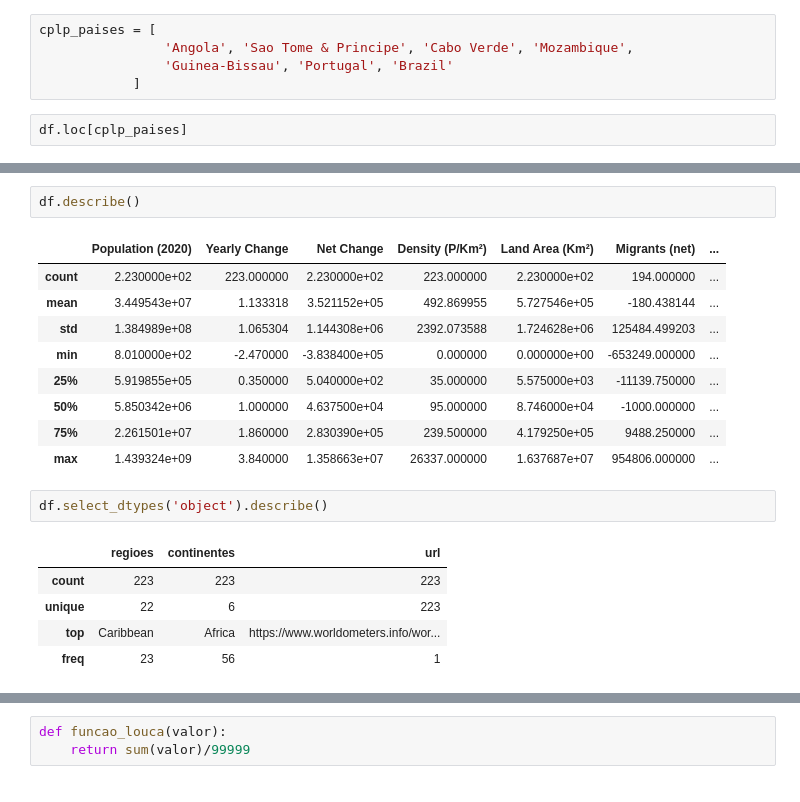
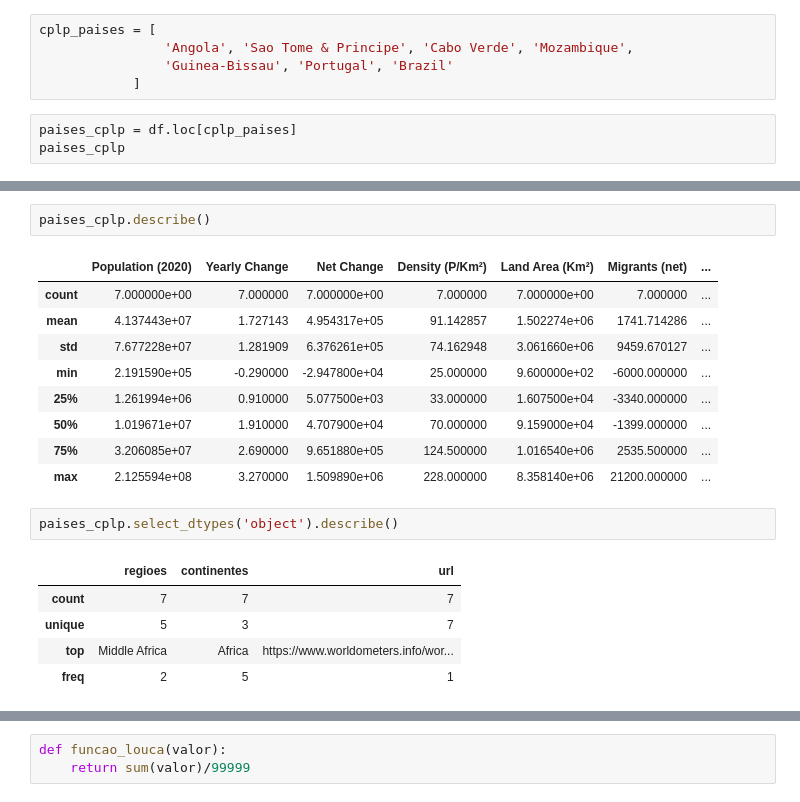
Before and after one commit to LeideSoares/machine_learning_portuguese_tutorial, a Jupyter notebook: a2_libraries/a2_pandas.ipynb, the cells around one changed output, grey strips where cells are left out. Cells and saved outputs as stored; diff of their text form.

```diff
--- a/a2_libraries/a2_pandas.ipynb
+++ b/a2_libraries/a2_pandas.ipynb
@@ -153,7 +235,8 @@ cplp_paises = [
                 'Guinea-Bissau', 'Portugal', 'Brazil'
             ]
 # %%
-df.loc[cplp_paises]
+paises_cplp = df.loc[cplp_paises]
+paises_cplp
 # %% [output]
 |  | regioes | continentes | url | Population (2020) | Yearly Change | Net Change | Density (P/Km²) | ... |
 | paises |  |  |  |  |  |  |  | ... |
@@ -190,20 +274,20 @@ memory usage: 34.4+ KB
 # %%
-df.describe()
+paises_cplp.describe()
 # %% [output]
 |  | Population (2020) | Yearly Change | Net Change | Density (P/Km²) | Land Area (Km²) | Migrants (net) | ... |
-| count | 2.230000e+02 | 223.000000 | 2.230000e+02 | 223.000000 | 2.230000e+02 | 194.000000 | ... |
-| mean | 3.449543e+07 | 1.133318 | 3.521152e+05 | 492.869955 | 5.727546e+05 | -180.438144 | ... |
-| std | 1.384989e+08 | 1.065304 | 1.144308e+06 | 2392.073588 | 1.724628e+06 | 125484.499203 | ... |
-| min | 8.010000e+02 | -2.470000 | -3.838400e+05 | 0.000000 | 0.000000e+00 | -653249.000000 | ... |
-| 25% | 5.919855e+05 | 0.350000 | 5.040000e+02 | 35.000000 | 5.575000e+03 | -11139.750000 | ... |
-| 50% | 5.850342e+06 | 1.000000 | 4.637500e+04 | 95.000000 | 8.746000e+04 | -1000.000000 | ... |
-| 75% | 2.261501e+07 | 1.860000 | 2.830390e+05 | 239.500000 | 4.179250e+05 | 9488.250000 | ... |
-| max | 1.439324e+09 | 3.840000 | 1.358663e+07 | 26337.000000 | 1.637687e+07 | 954806.000000 | ... |
+| count | 7.000000e+00 | 7.000000 | 7.000000e+00 | 7.000000 | 7.000000e+00 | 7.000000 | ... |
+| mean | 4.137443e+07 | 1.727143 | 4.954317e+05 | 91.142857 | 1.502274e+06 | 1741.714286 | ... |
+| std | 7.677228e+07 | 1.281909 | 6.376261e+05 | 74.162948 | 3.061660e+06 | 9459.670127 | ... |
+| min | 2.191590e+05 | -0.290000 | -2.947800e+04 | 25.000000 | 9.600000e+02 | -6000.000000 | ... |
+| 25% | 1.261994e+06 | 0.910000 | 5.077500e+03 | 33.000000 | 1.607500e+04 | -3340.000000 | ... |
+| 50% | 1.019671e+07 | 1.910000 | 4.707900e+04 | 70.000000 | 9.159000e+04 | -1399.000000 | ... |
+| 75% | 3.206085e+07 | 2.690000 | 9.651880e+05 | 124.500000 | 1.016540e+06 | 2535.500000 | ... |
+| max | 2.125594e+08 | 3.270000 | 1.509890e+06 | 228.000000 | 8.358140e+06 | 21200.000000 | ... |
 # %%
-df.select_dtypes('object').describe()
+paises_cplp.select_dtypes('object').describe()
 # %% [output]
 |  | regioes | continentes | url |
-| count | 223 | 223 | 223 |
-| unique | 22 | 6 | 223 |
-| top | Caribbean | Africa | https://www.worldometers.info/wor... |
-| freq | 23 | 56 | 1 |
+| count | 7 | 7 | 7 |
+| unique | 5 | 3 | 7 |
+| top | Middle Africa | Africa | https://www.worldometers.info/wor... |
+| freq | 2 | 5 | 1 |
```
Also changed, not shown: parts of 32 cells of this notebook, 2 other files.
